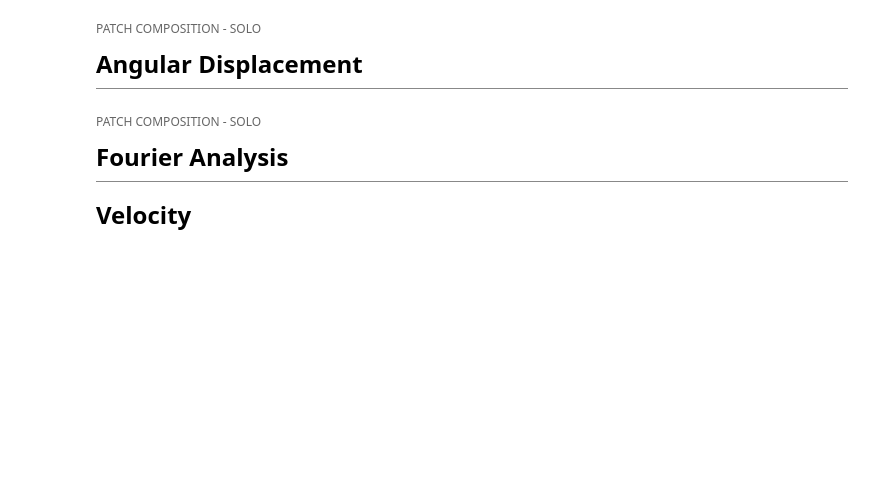
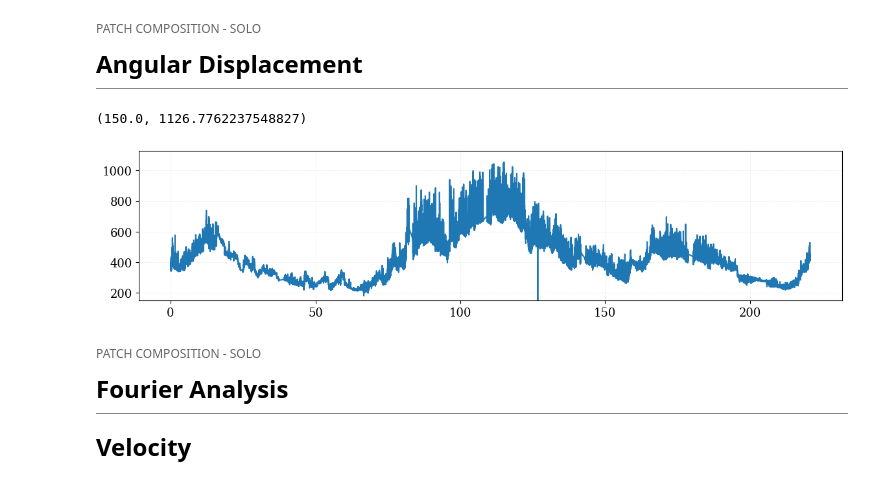
Before and after one commit to TristanVrg/patch-composition, a Jupyter notebook: patch-solo.ipynb, the cells around one changed output. Cells and saved outputs as stored; diff of their text form; code cells hidden in the pictures; blank space fills up the shorter version.

```diff
--- a/patch-solo.ipynb
+++ b/patch-solo.ipynb
@@ -151,6 +152,37 @@ Angular Displacement
 # %%
 """ Ephemeris Data """
 phi, theta, solo_r_sun = data_solo['car_lon'], data_solo['car_lat'], data_solo['r_sun']
+# %%
+t_coord = time_index
+
+phi_rad   = phi * np.pi/180
+theta_rad = theta * np.pi/180
+
+phi_rad_new   = phi_rad#['lon iau_sun']
+theta_rad_new = theta_rad#['lat iau_sun']
+
+t_coord_float = t_coord.astype(np.int64) / 1e9
+df_time_float = data_solo['Vp_r'].index.astype(np.int64) / 1e9
+
+interp_theta = interp1d(t_coord_float, theta_rad_new, kind='linear', bounds_error=False, fill_value="extrapolate")
+interp_phi   = interp1d(t_coord_float, phi_rad_new,   kind='linear', bounds_error=False, fill_value="extrapolate")
+
+theta_z = interp_theta(df_time_float)
+phi_z   = interp_phi(df_time_float)
+
+dtheta = np.diff(theta_z)
+dphi   = np.diff(phi_z)
+
+ds_solo    = np.sqrt(dtheta**2 + (np.cos(theta_z[:-1]) * dphi)**2)
+s_solo     = np.concatenate([[0], np.cumsum(ds_solo)])
+s_solo_deg = np.degrees(s_solo)
+# %%
+plt.figure(figsize=(14,3))
+plt.plot(s_solo_deg, data_solo['Vp_r'])
+plt.ylim(150, None)
+# %% [output]
+(150.0, 1126.7762237548827)
+[figure, added]
 # %% [markdown]
 <div style="
     font-family: 'Times New Roman', serif;
```
Also changed, not shown: parts of 5 cells of this notebook, 1 other file.
